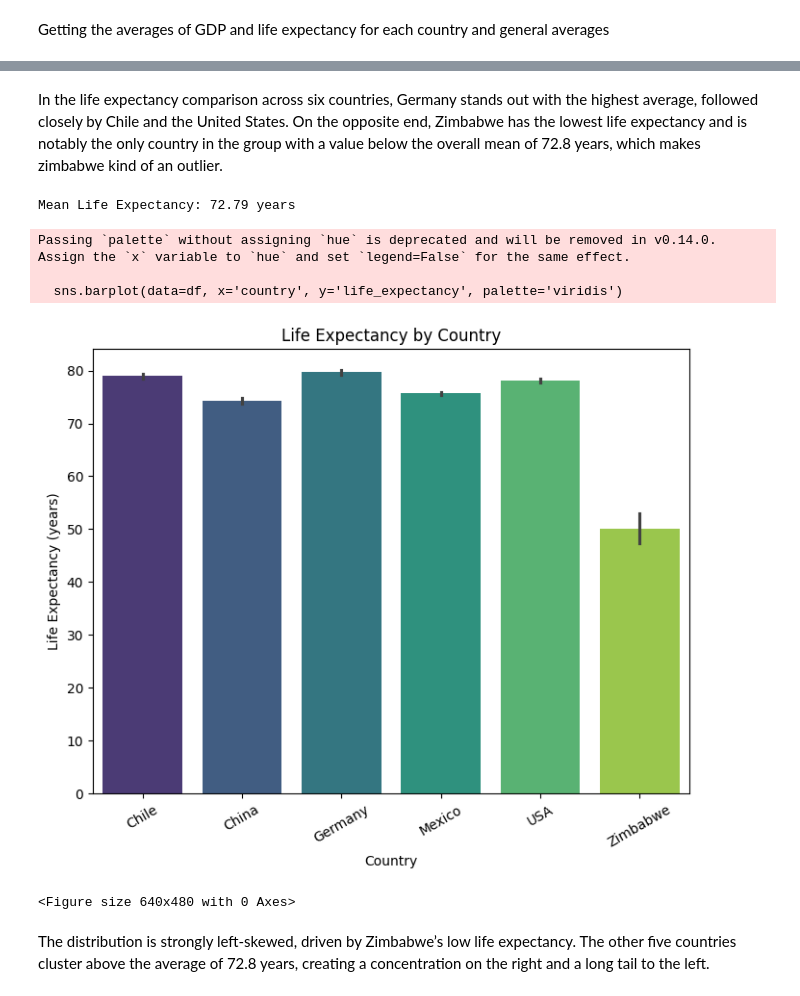
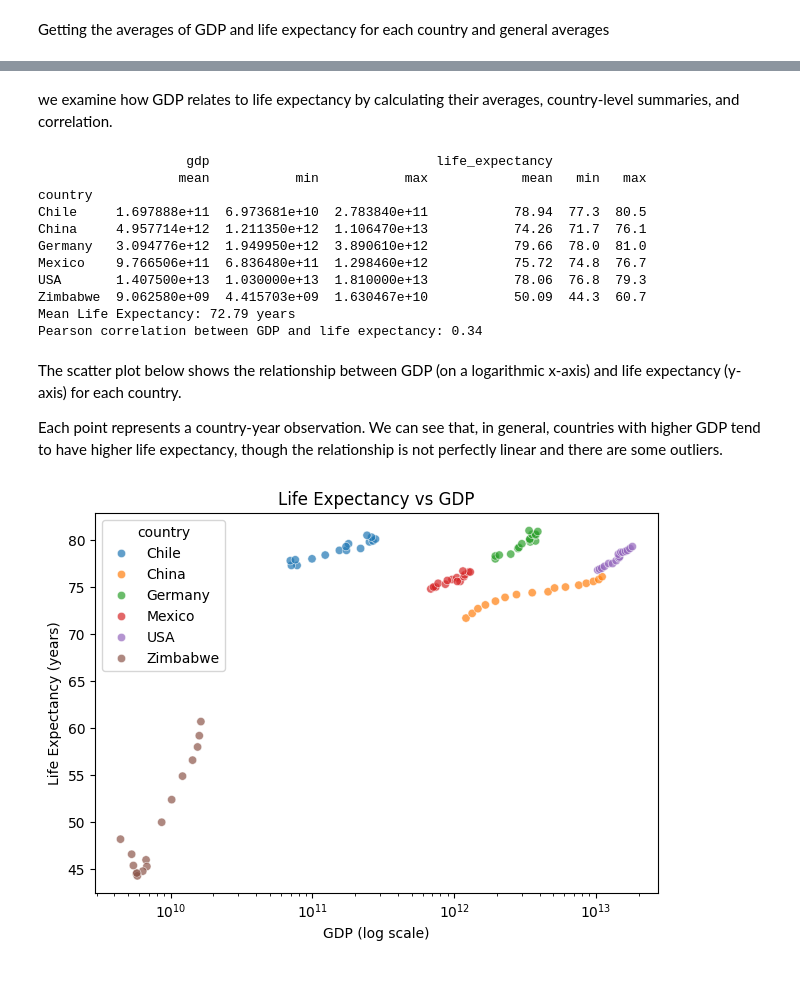
Before and after one commit to yoav-es/life_expectancy_gdp, a Jupyter notebook: life_expectancy_gdp.ipynb, the cells around one changed output, grey strips where cells are left out. Drawn from its saved outputs; the diff is of its cells as text; code cells hidden in the pictures.

```diff
--- a/life_expectancy_gdp.ipynb
+++ b/life_expectancy_gdp.ipynb
@@ -106,24 +145,35 @@ plt.clf()
-# %% [markdown]
-In the life expectancy comparison across six countries, Germany stands out with the highest average, followed closely by Chile and the United States. On the opposite end, Zimbabwe has the lowest life expectancy and is notably the only country in the group with a value below the overall mean of 72.8 years, which makes zimbabwe kind of an outlier.
-# %%
-le_mean = df['life_expectancy'].mean()
-print(f"Mean Life Expectancy: {le_mean:.2f} years")
-# %% [output]
-Mean Life Expectancy: 72.79 years
+# %% [markdown]
+we examine how GDP relates to life expectancy by calculating their averages, country-level summaries, and  correlation.
+# %%
+le_mean = df['life_expectancy'].mean()
+summary = df.groupby('country')[['gdp', 'life_expectancy']].agg(['mean', 'min', 'max']).round(2)
+corr = df['gdp'].corr(df['life_expectancy'])
+print(summary)
+print(f"Mean Life Expectancy: {le_mean:.2f} years")
+print(f"Pearson correlation between GDP and life expectancy: {corr:.2f}")
+# %% [output]
+                   gdp                             life_expectancy
+                  mean           min           max            mean   min   max
+country
+Chile     1.697888e+11  6.973681e+10  2.783840e+11           78.94  77.3  80.5
+China     4.957714e+12  1.211350e+12  1.106470e+13           74.26  71.7  76.1
+Germany   3.094776e+12  1.949950e+12  3.890610e+12           79.66  78.0  81.0
+Mexico    9.766506e+11  6.836480e+11  1.298460e+12           75.72  74.8  76.7
+USA       1.407500e+13  1.030000e+13  1.810000e+13           78.06  76.8  79.3
+Zimbabwe  9.062580e+09  4.415703e+09  1.630467e+10           50.09  44.3  60.7
+Mean Life Expectancy: 72.79 years
+Pearson correlation between GDP and life expectancy: 0.34
+# %% [markdown]
+The scatter plot below shows the relationship between GDP (on a logarithmic x-axis) and life expectancy (y-axis) for each country.
+
+Each point represents a country-year observation. We can see that, in general, countries with higher GDP tend to have higher life expectancy, though the relationship is not perfectly linear and there are some outliers.
 # %%
-plt.figure(figsize=(8, 6))
-sns.barplot(data=df, x='country', y='life_expectancy', palette='viridis')
-plt.title('Life Expectancy by Country')
-plt.xlabel('Country')
+sns.scatterplot(data=df, x='gdp', y='life_expectancy', hue='country', alpha=0.7)
+plt.xscale('log')
+plt.title('Life Expectancy vs GDP')
+plt.xlabel('GDP (log scale)')
 plt.ylabel('Life Expectancy (years)')
-plt.xticks(rotation=30)
+plt.tight_layout()
 plt.show()
-plt.clf()
 # %% [output]
-Passing `palette` without assigning `hue` is deprecated and will be removed in v0.14.0. Assign the `x` variable to `hue` and set `legend=False` for the same effect.
-
-  sns.barplot(data=df, x='country', y='life_expectancy', palette='viridis')
-[figure, old version]
+[figure, new version]
-<Figure size 640x480 with 0 Axes>
-# %% [markdown]
-The distribution is strongly left-skewed, driven by Zimbabwe’s low life expectancy. The other five countries cluster above the average of 72.8 years, creating a concentration on the right and a long tail to the left.
```
Also changed, not shown: parts of 19 cells of this notebook, 2 other files.
